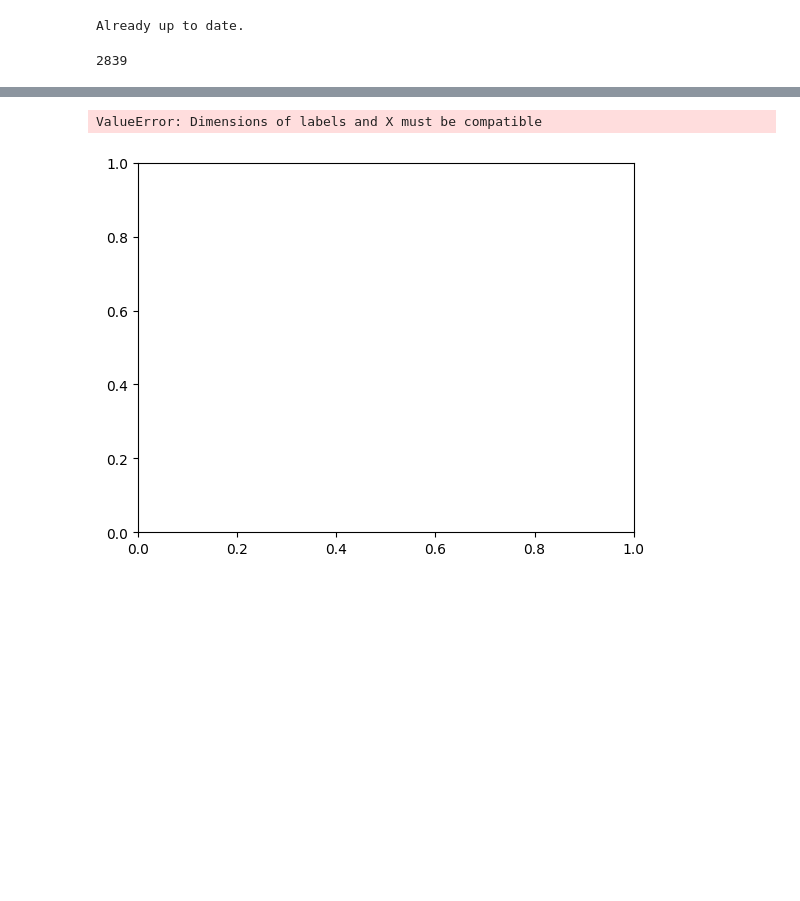
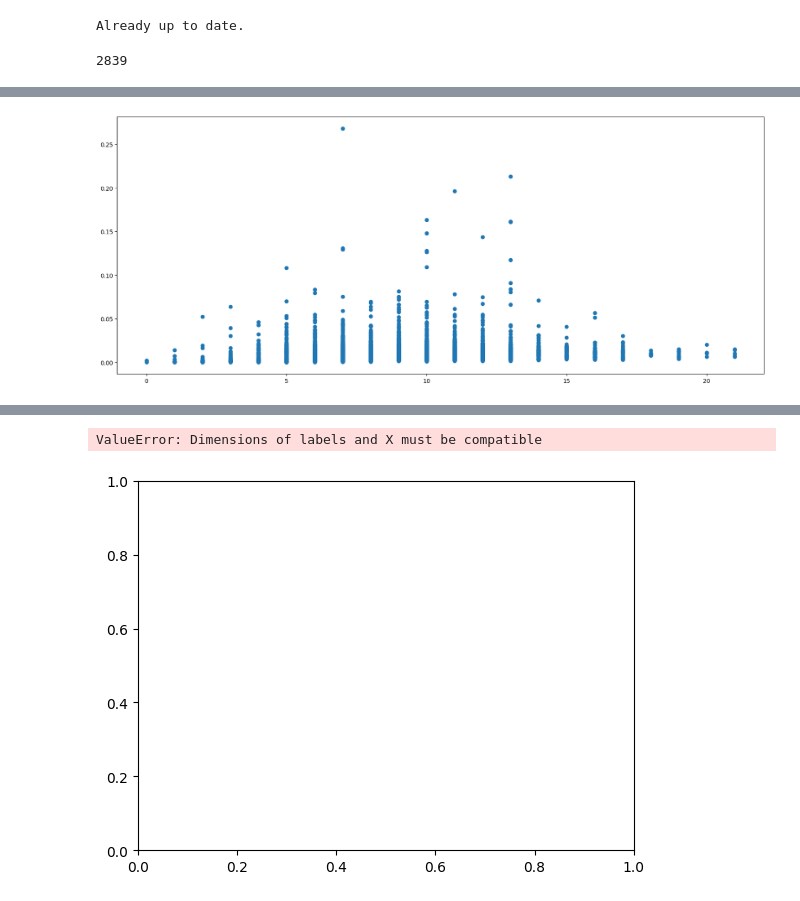
Before and after one commit to Marceau-h/memoire, a Jupyter notebook: good ttr.ipynb, the cells around one changed output, grey strips where cells are left out. Drawn from its saved outputs; the diff is of its cells as text; code cells hidden in the pictures; blank space fills up the shorter version.

```diff
--- a/good ttr.ipynb
+++ b/good ttr.ipynb
@@ -57,0 +94,6 @@ for i, file in tqdm(enumerate(files)):
+# %%
+plt.figure(figsize=(20,8), dpi=100)
+plt.scatter(nb_hapax, lst_trvr)
+plt.show()
+# %% [output]
+[figure, added]
```
Also changed, not shown: parts of 12 cells of this notebook, 1 other file.
